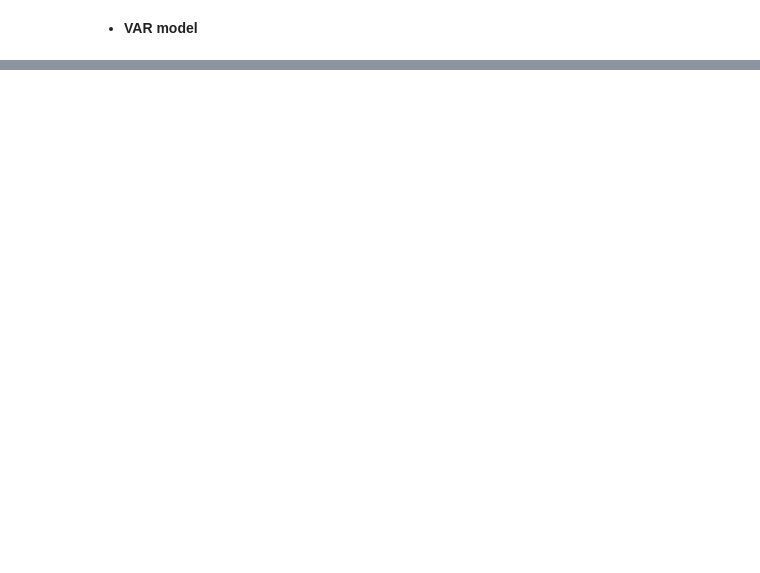
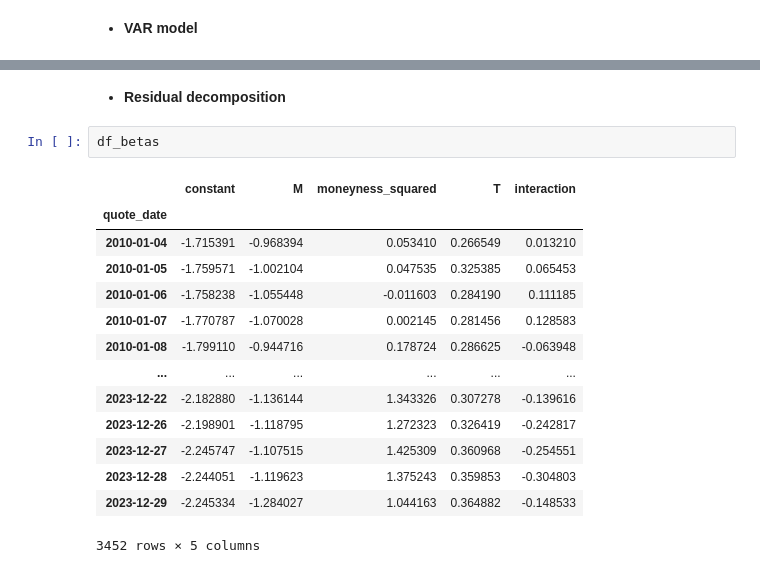
Before and after one commit to euanbronsky8/Thesis, a Jupyter notebook: 2. Prelim. Analysis.ipynb, the cells around one changed output, grey strips where cells are left out. Saved outputs shown, nothing was run; the diff lists cells and outputs as text; blank space fills up the shorter version.

```diff
--- a/2. Prelim. Analysis.ipynb
+++ b/2. Prelim. Analysis.ipynb
@@ -508,0 +553,19 @@ print(results.is_stable())
+# %% [markdown]
+- **Residual decomposition**
+# %%
+df_betas
+# %% [output]
+|  | constant | M | moneyness_squared | T | interaction |
+| quote_date |  |  |  |  |  |
+| 2010-01-04 | -1.715391 | -0.968394 | 0.053410 | 0.266549 | 0.013210 |
+| 2010-01-05 | -1.759571 | -1.002104 | 0.047535 | 0.325385 | 0.065453 |
+| 2010-01-06 | -1.758238 | -1.055448 | -0.011603 | 0.284190 | 0.111185 |
+| 2010-01-07 | -1.770787 | -1.070028 | 0.002145 | 0.281456 | 0.128583 |
+| 2010-01-08 | -1.799110 | -0.944716 | 0.178724 | 0.286625 | -0.063948 |
+| ... | ... | ... | ... | ... | ... |
+| 2023-12-22 | -2.182880 | -1.136144 | 1.343326 | 0.307278 | -0.139616 |
+| 2023-12-26 | -2.198901 | -1.118795 | 1.272323 | 0.326419 | -0.242817 |
+| 2023-12-27 | -2.245747 | -1.107515 | 1.425309 | 0.360968 | -0.254551 |
+| 2023-12-28 | -2.244051 | -1.119623 | 1.375243 | 0.359853 | -0.304803 |
+| 2023-12-29 | -2.245334 | -1.284027 | 1.044163 | 0.364882 | -0.148533 |
+3452 rows × 5 columns
```
Also changed, not shown: parts of 14 cells of this notebook.
